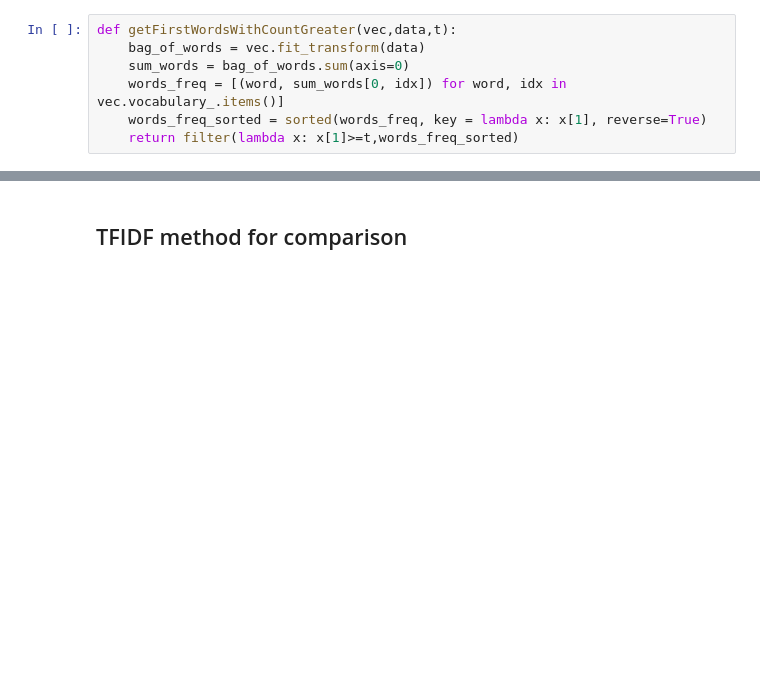
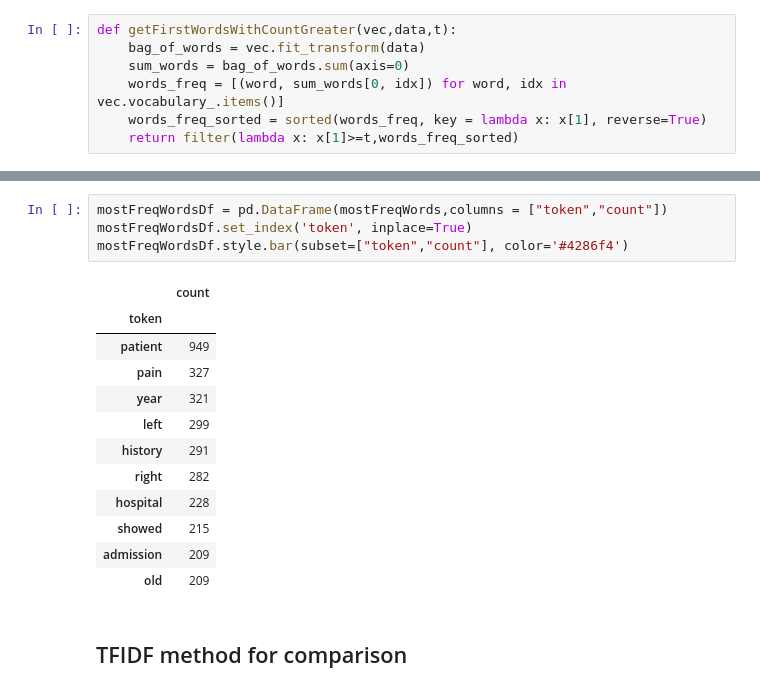
Before and after one commit to LaertNuhu/MedDataVisualisation, a Jupyter notebook: Implementation.ipynb, the cells around one changed output, grey strips where cells are left out. Saved outputs shown, nothing was run; the diff lists cells and outputs as text; blank space fills up the shorter version.

```diff
--- a/Implementation.ipynb
+++ b/Implementation.ipynb
@@ -226,3 +298,20 @@ buildPlot(mostFreqWords)
+# %%
+mostFreqWordsDf = pd.DataFrame(mostFreqWords,columns = ["token","count"])
+mostFreqWordsDf.set_index('token', inplace=True)
+mostFreqWordsDf.style.bar(subset=["token","count"], color='#4286f4')
+# %% [output]
+|  | count |
+| token |  |
+| patient | 949 |
+| pain | 327 |
+| year | 321 |
+| left | 299 |
+| history | 291 |
+| right | 282 |
+| hospital | 228 |
+| showed | 215 |
+| admission | 209 |
+| old | 209 |
 # %% [markdown]
 ## TFIDF method for comparison
 # %% [markdown]
```
Also changed, not shown: parts of 47 cells of this notebook.
